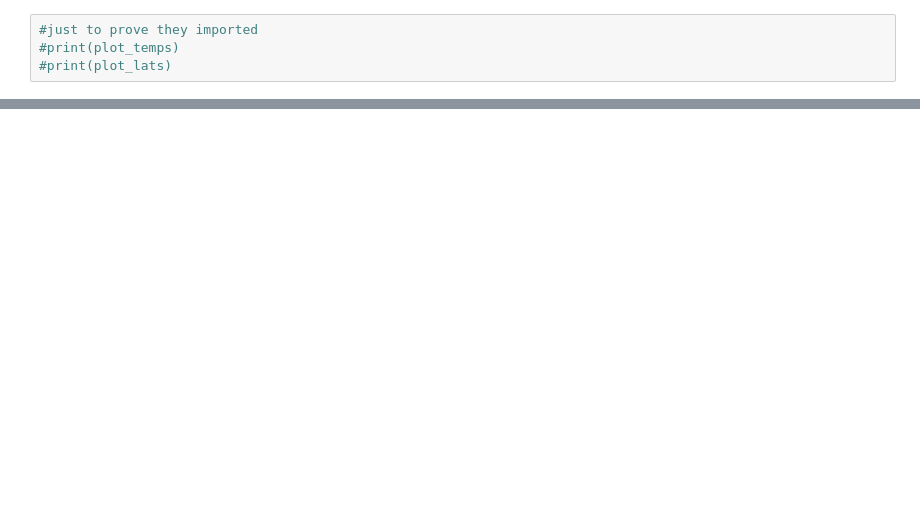
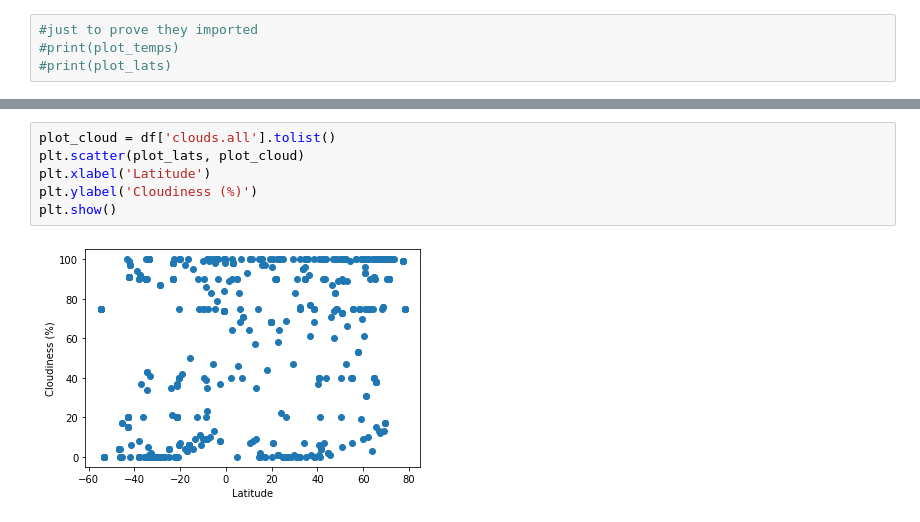
Before and after one commit to habrasek/python-api-challenge, a Jupyter notebook: WeatherPy/WeatherPy.ipynb, the cells around one changed output, grey strips where cells are left out. Saved outputs shown, nothing was run; the diff lists cells and outputs as text; blank space fills up the shorter version.

```diff
--- a/WeatherPy/WeatherPy.ipynb
+++ b/WeatherPy/WeatherPy.ipynb
@@ -141,0 +176,8 @@ plt.show()
+# %%
+plot_cloud = df['clouds.all'].tolist()
+plt.scatter(plot_lats, plot_cloud)
+plt.xlabel('Latitude')
+plt.ylabel('Cloudiness (%)')
+plt.show()
+# %% [output]
+[figure, added]
```
Also changed, not shown: parts of 15 cells of this notebook, 2 other files.
